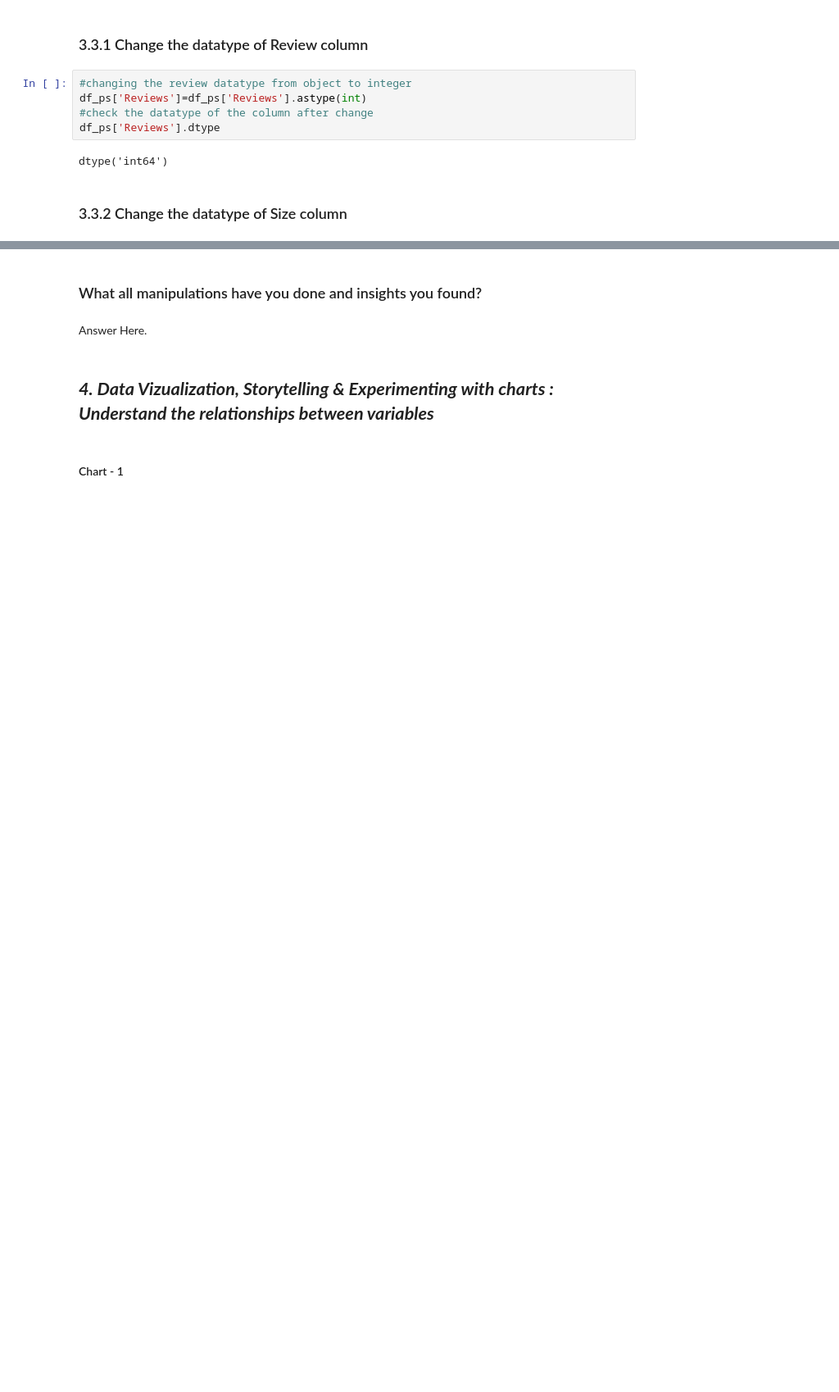
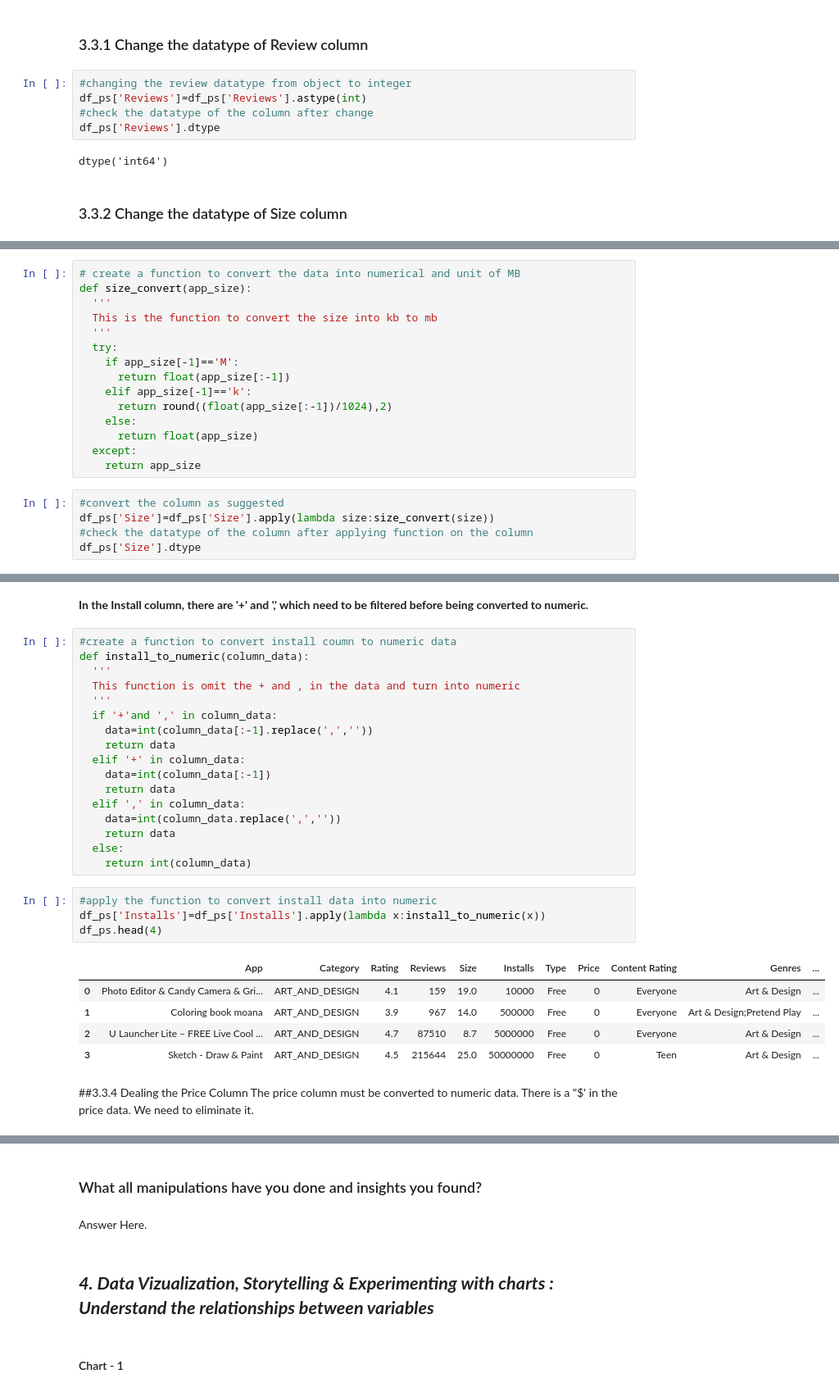
Before and after one commit to shubhsk321go/EDA_capstone_project_playStore_Analysis, a Jupyter notebook: Copy_of_Sample_EDA_Submission_Template.ipynb, the cells around one changed output, grey strips where cells are left out. Shown: that part at 82% size. Drawn from its saved outputs; the diff is of its cells as text; blank space fills up the shorter version.

```diff
--- a/Copy_of_Sample_EDA_Submission_Template.ipynb
+++ b/Copy_of_Sample_EDA_Submission_Template.ipynb
@@ -615,0 +639,20 @@ dtype('int64')
+# %%
+# create a function to convert the data into numerical and unit of MB
+def size_convert(app_size):
+  '''
+  This is the function to convert the size into kb to mb
+  '''
+  try:
+    if app_size[-1]=='M':
+      return float(app_size[:-1])
+    elif app_size[-1]=='k':
+      return round((float(app_size[:-1])/1024),2)
+    else:
+      return float(app_size)
+  except:
+    return app_size
+# %%
+#convert the column as suggested
+df_ps['Size']=df_ps['Size'].apply(lambda size:size_convert(size))
+#check the datatype of the column after applying function on the column
+df_ps['Size'].dtype
@@ -615,0 +673,32 @@ dtype('int64')
+# %% [markdown]
+**In the Install column, there are '+' and ',' which need to be filtered before being converted to numeric.**
+# %%
+#create a function to convert install coumn to numeric data
+def install_to_numeric(column_data):
+  '''
+  This function is omit the + and , in the data and turn into numeric
+  '''
+  if '+'and ',' in column_data:
+    data=int(column_data[:-1].replace(',',''))
+    return data
+  elif '+' in column_data:
+    data=int(column_data[:-1])
+    return data
+  elif ',' in column_data:
+    data=int(column_data.replace(',',''))
+    return data
+  else:
+    return int(column_data)
+# %%
+#apply the function to convert install data into numeric
+df_ps['Installs']=df_ps['Installs'].apply(lambda x:install_to_numeric(x))
+df_ps.head(4)
+# %% [output]
+|  | App | Category | Rating | Reviews | Size | Installs | Type | Price | Content Rating | Genres | ... |
+| 0 | Photo Editor & Candy Camera & Gri... | ART_AND_DESIGN | 4.1 | 159 | 19.0 | 10000 | Free | 0 | Everyone | Art & Design | ... |
+| 1 | Coloring book moana | ART_AND_DESIGN | 3.9 | 967 | 14.0 | 500000 | Free | 0 | Everyone | Art & Design;Pretend Play | ... |
+| 2 | U Launcher Lite – FREE Live Cool ... | ART_AND_DESIGN | 4.7 | 87510 | 8.7 | 5000000 | Free | 0 | Everyone | Art & Design | ... |
+| 3 | Sketch - Draw & Paint | ART_AND_DESIGN | 4.5 | 215644 | 25.0 | 50000000 | Free | 0 | Teen | Art & Design | ... |
+# %% [markdown]
+##3.3.4 Dealing the Price Column
+The price column must be converted to numeric data. There is a "$' in the price data. We need to eliminate it.
```
Also changed, not shown: parts of 35 cells of this notebook.
